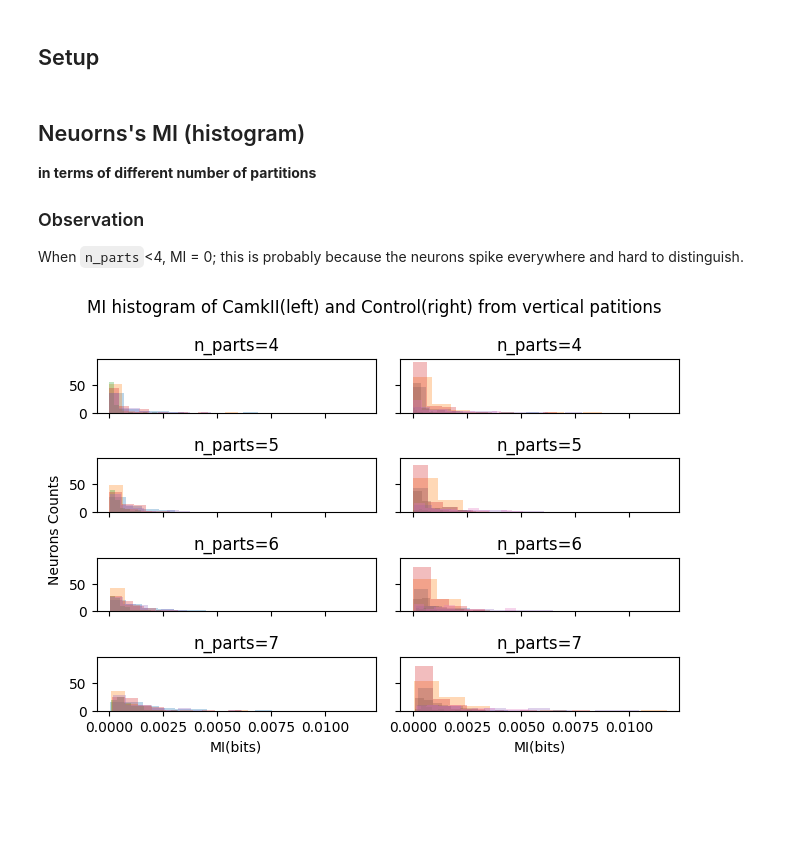
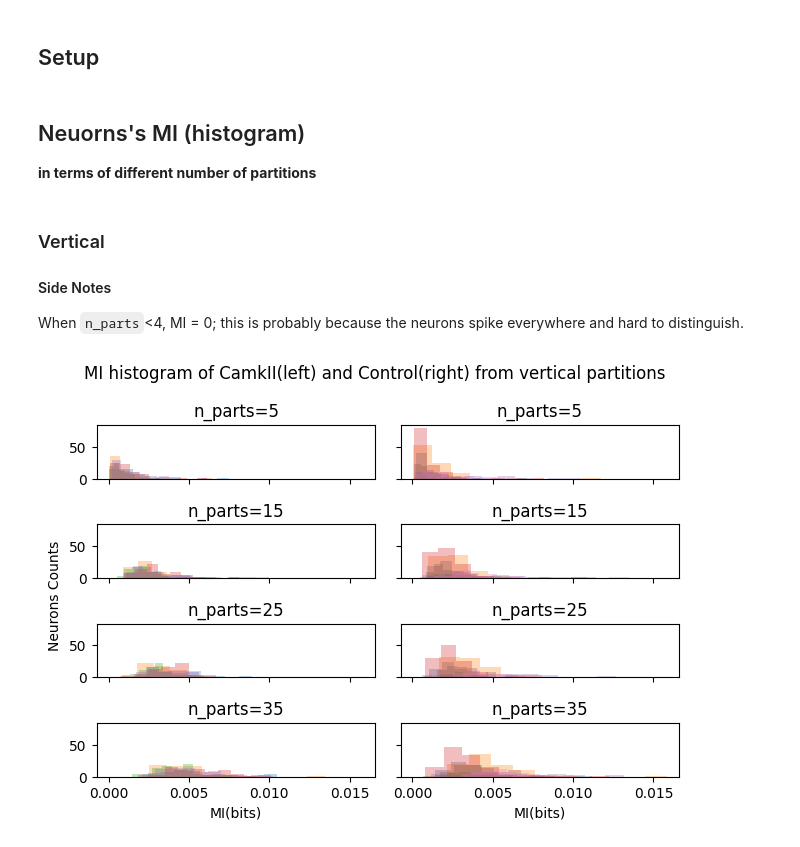
Before and after one commit to kisaragiRY/decoding-DG, a Jupyter notebook: notebooks/analysis_info_MI.ipynb, the cells around one changed output. Cells and saved outputs as stored; diff of their text form; code cells hidden in the pictures; blank space fills up the shorter version.

Commit message:
analyzed both horizontal and vertical results #5

```diff
--- a/notebooks/analysis_info_MI.ipynb
+++ b/notebooks/analysis_info_MI.ipynb
@@ -15,47 +15,43 @@ import pickle
 all_data_dir=Path('data/alldata/') # data directory
 datalist=[x for x in all_data_dir.iterdir()] # get the list of files under the data directory
 output_dir=Path("output/data/info_metrics/") # setup the output directory
+# %% [markdown]
+## Neuorns's MI (histogram)
+**in terms of different number of partitions**
 # %% [markdown]
-## Neuorns's MI (histogram)
-**in terms of different number of partitions**
-
-### Observation
+### Vertical
+#### Side Notes
 When `n_parts`<4, MI = 0; this is probably because the neurons spike everywhere and hard to distinguish.
 # %%
 partition_type="vertical"
 
 info_camkII_all_list=[]
 info_control_all_list=[]
 
-n_parts_range=np.arange(2,24)[2:6]#[[2,4,8,15,18]]
+n_parts_range=np.arange(2,40)[[3,13,23,33]]#[2:6]
 fig,axes=plt.subplots(nrows=len(n_parts_range),ncols=2,sharey=True,sharex=True)
 for id_,n_parts in enumerate(n_parts_range):
     for data_dir in np.array(datalist):
         data_name=str(data_dir).split('/')[-1]
         with open(output_dir/f"info_MI_nNeurons_nParts_{partition_type}_{data_name}", "rb") as f:
             I_nParts_list,_,n_neurons_range=pickle.load(f)
         I_Neurons_list=I_nParts_list[n_parts-2]
         I_list=I_Neurons_list
 
         if "CaMKII" in data_name:
             info_camkII_all_list.append(I_list)
             axes[id_][0].hist(I_list,alpha=.3)
             axes[id_][0].set_title(f"n_parts={n_parts}")
         else:
             info_control_all_list.append(I_list)
             axes[id_][1].hist(I_list,alpha=.3)
             axes[id_][1].set_title(f"n_parts={n_parts}")
 
 axes[3][0].set_xlabel("MI(bits)")
 axes[3][1].set_xlabel("MI(bits)")
 
-#----take average
-# info_camkII_avg=np.mean(info_camkII_all_list,axis=0)
-# info_control_avg=np.mean(info_control_all_list,axis=0)
-# axes[0].plot(n_neurons_range,info_camkII_avg,c="r")
-# axes[1].plot(n_neurons_range,info_control_avg,c="gray")
 fig.text(-.01, 0.5, "Neurons Counts", va='center', rotation='vertical')
-plt.suptitle(f"MI histogram of CamkII(left) and Control(right) from {partition_type} patitions")
+plt.suptitle(f"MI histogram of CamkII(left) and Control(right) from {partition_type} partitions")
 plt.tight_layout()
 # %% [output]
-[figure, old version]
+[figure, new version]
```
Also changed, not shown: parts of 3 cells of this notebook.
